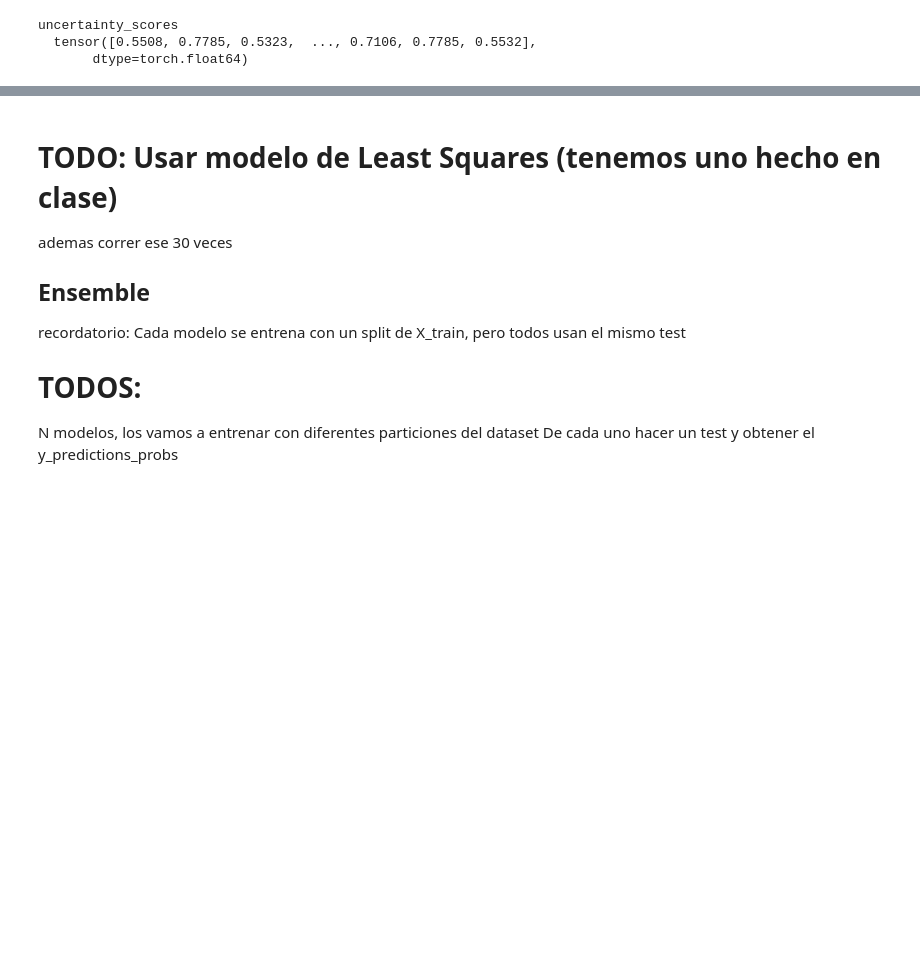
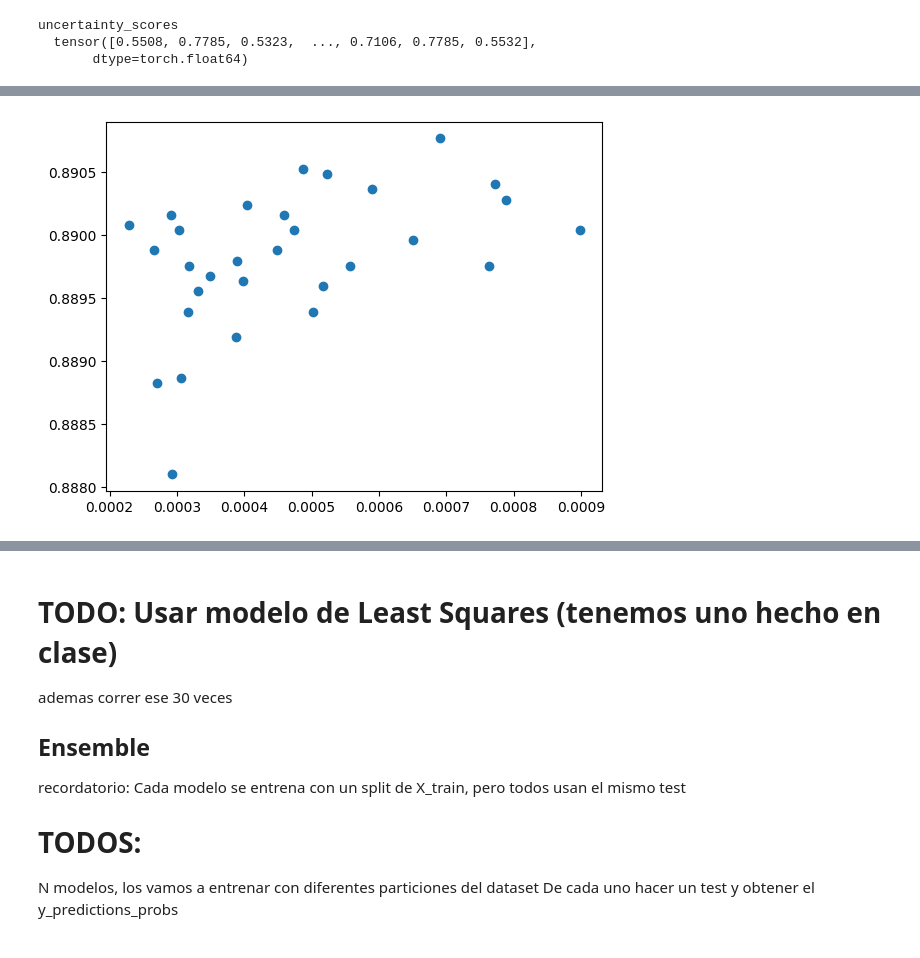
Before and after one commit to BRJMM/AprendizajeAutomatico, a Jupyter notebook: TrabajoPractico2/uncertainty_estimation_base.ipynb, the cells around one changed output, grey strips where cells are left out. Saved outputs shown, nothing was run; the diff lists cells and outputs as text; code cells hidden in the pictures; blank space fills up the shorter version.

```diff
--- a/TrabajoPractico2/uncertainty_estimation_base.ipynb
+++ b/TrabajoPractico2/uncertainty_estimation_base.ipynb
@@ -300,10 +300,10 @@ def estimate_optimum_w_GD(TargetsAll, SamplesAll, alpha, epochs):
     return (wT, error_per_epoch)
 
 
-def data_split(X, y, random_state = 5):
+def data_split(X, y, random_state = 5, test_size = 0.2):
     # Se particionan los datos con un 20% de prueba y 80% de datos de entrenamiento test_size = 0.2
     X_train, X_test, y_train, y_test = train_test_split(X, y,
-                                                        test_size = 0.2,
+                                                        test_size = test_size,
                                                         random_state = random_state,
                                                         stratify = y)
 
@@ -374,19 +388,23 @@ def train_ensemble(x, x_train, y_train,  N):
 
 def run_ensemble_uq(ensemble):
    uncertainty = torch.var(ensemble, dim=0)
-   return uncertainty
+   min_val = uncertainty.min()
+   max_val = uncertainty.max()
+   # Normalize the tensor
+   normalized_uncertainties = (uncertainty - min_val) / (max_val - min_val)
+   return normalized_uncertainties
 
 # TODO: verify meaning of parameteres (x, model, N = 10)
 def quantify_uncertainty_ensemble(x, x_train, y_train, N = 10):
    ensemble = train_ensemble(x, x_train, y_train,  N)
    return run_ensemble_uq(ensemble), torch.mean(ensemble, dim=0)
 
-s, pred = quantify_uncertainty_ensemble(X_test, X_train, y_train, 10)
+# s, pred = quantify_uncertainty_ensemble(X_test, X_train, y_train, 10)
 
 # total_s = []
 # total_a = []
-# for i in range(50):
-#    s, pred = quantify_uncertainty_ensemble(X_test, X_train, y_train, 15)
+# for i in range(30):
+#    s, pred = quantify_uncertainty_ensemble(X_test, X_train, y_train, 100)
 #    s_mean = torch.mean(s)
 #    a_mean = torch.mean(torch.tensor(accuracy_score(y_test, activation_function(pred))))
 #    total_s.append(s_mean)
@@ -432,33 +452,45 @@ tensor(0.8872, dtype=torch.float64)
 # %%
-# def calculate_expected_calibration_error(X_test, y_test, uncertainties, pred, bins=10):
-
-#     # Create a tuple containing all tensors (uncertainties, x_test, y_test)
-#     data_with_uncertainty = (uncertainties, X_test, y_test, pred)
-
-#     # Sort the tuple based on the first element (uncertainties) in ascending order
-#     sorted_data = sorted(zip(*data_with_uncertainty), key=lambda x: x[0])
-
-#     # Unpack the sorted data back into separate tensors
-#     sorted_uncertainties, sorted_x_test, sorted_y_test, sorted_pred = zip(*sorted_data)
-
-#     # Convert the unpacked iterables back to tensors
-#     sorted_uncertainties = torch.stack(sorted_uncertainties)
-#     sorted_x_test = torch.stack(sorted_x_test)
-#     sorted_y_test = torch.stack(sorted_y_test)
-#     sorted_pred = torch.stack(sorted_pred)
+Ns = [10, 100, 1000]
+executions = 30
 
 
+# Por cada N
+for N in Ns:
+    # Por una cantidad dada de ejecuciones
+    print("N", N)
+    eces = []
+    uncertainties = []
+    accuracies = []
+    predictions = []
+    for execution in range(executions):
+        # Se particionan los datos en 30% test y 70% train
+        X_train, X_test, y_train, y_test = data_split(X, y, i, 0.3)
+        # Incertidumbres
+        s, pred = quantify_uncertainty_ensemble(X_test, X_train, y_train, N)
 
-#     kf_partitioner = KFold(n_splits = bins)
-#     kf_partitions = kf_partitioner.split(X_test, y_test)
-#     X_test_total = X_test.shape[0]
-#     bin_sum = 0.0
-#     for i, (_, bin_partitions) in enumerate(kf_partitions):
-#         X_bin_test = sorted_x_test[bin_partitions]
-#         y_bin_test = sorted_y_test[bin_partitions]
-#         X_bin_test_total = X_bin_test.shape[0]
-#         uncertainties_bin = sorted_uncertainties[bin_partitions]
-#         pred_bin = sorted_pred[bin_partitions]
-#         accuracies_bin = torch.tensor(accuracy_score(y_bin_test, activation_function(pred_bin)))
-#         bin_sum += (X_bin_test_total/X_test_total) * torch.abs(accuracies_bin - torch.mean(uncertainties_bin))
-#     return bin_sum
+        # ECE
+        ece = calculate_expected_calibration_error(X_test, y_test, s, pred, 10)
+        eces.append(ece)
+
+        predictions.append(pred)
+
+        uncertainties_mean = torch.mean(s)
+        accuracies_mean = torch.mean(torch.tensor(accuracy_score(y_test, activation_function(pred))))
+        uncertainties.append(uncertainties_mean)
+        accuracies.append(accuracies_mean)
+
+
+    eces = torch.tensor(eces)
+    mean_ece = torch.mean(eces)
+    std_ece = torch.std(eces)
+
+    uncertainties = torch.tensor(uncertainties)
+
+
+    # plot_uncertainty_vs_accuracy(uncertainties, predictions, y_test)
+    plt.scatter(uncertainties, accuracies)
+    plt.show()
+
+    print("Media ECE:", mean_ece)
+    print("Std Dev. ECE:", std_ece)
+# %% [output]
@@ -464,0 +498 @@ tensor(0.8872, dtype=torch.float64)
+[figure, added]
```
Also changed, not shown: parts of 5 cells of this notebook.
